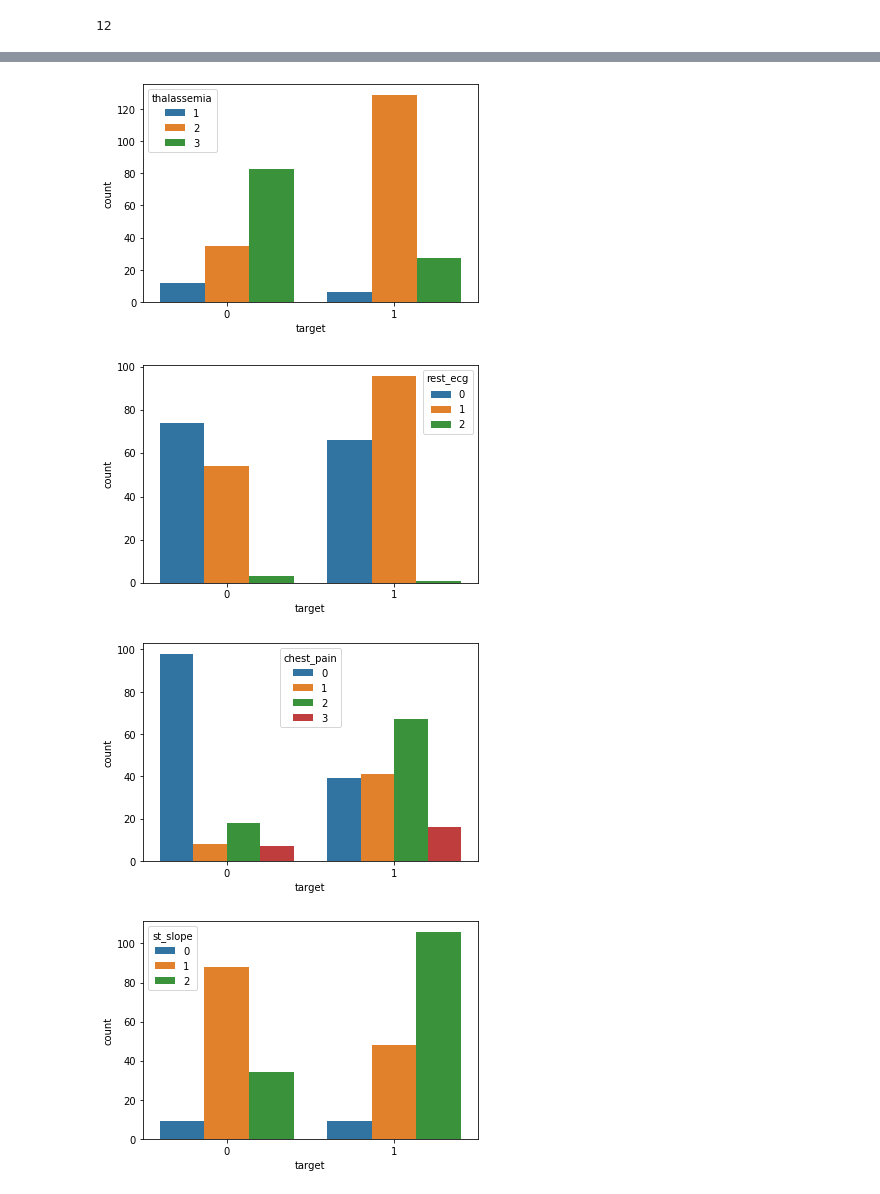
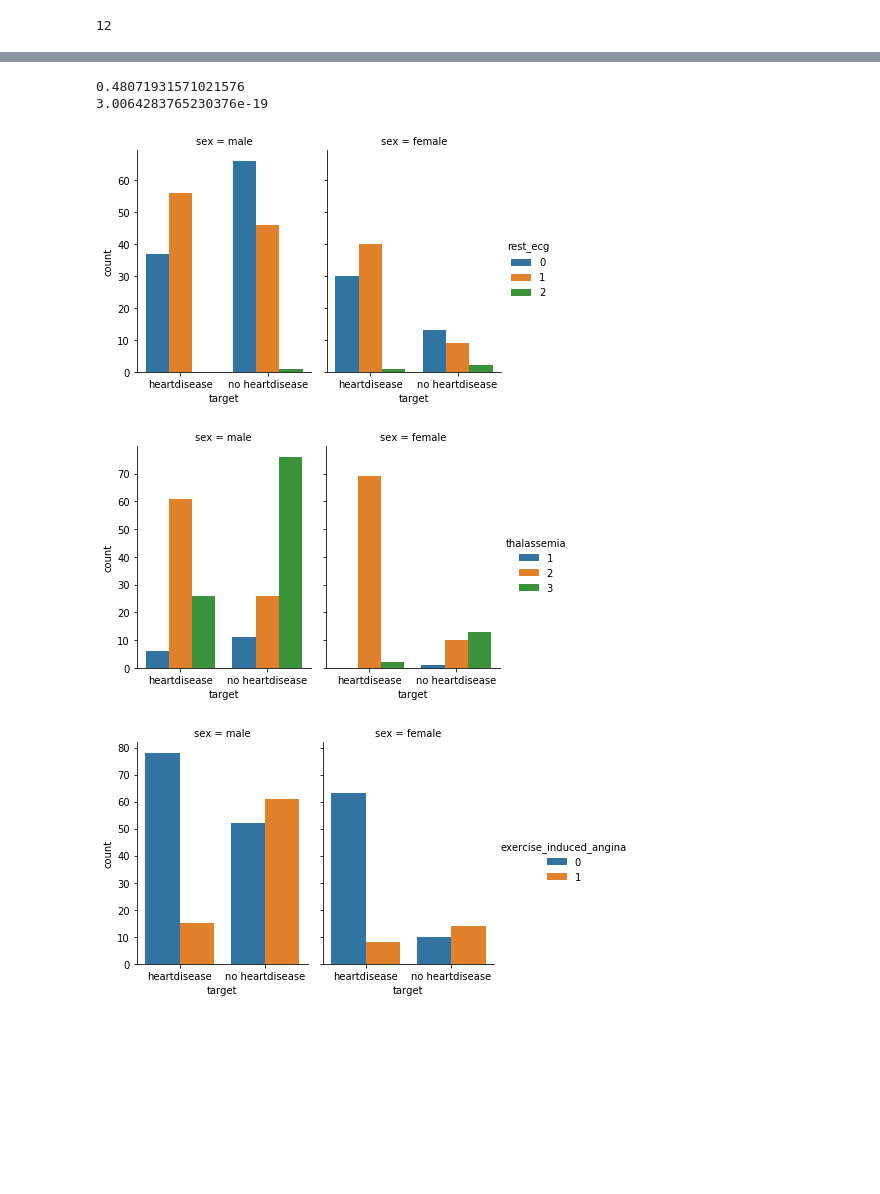
Before and after one commit to trishattah/SB-DataScience-Track, a Jupyter notebook: SB-DS-Project 1/Data story_DS_Project_1.ipynb, the cells around one changed output, grey strips where cells are left out. Cells and saved outputs as stored; diff of their text form; code cells hidden in the pictures; blank space fills up the shorter version.

```diff
--- a/SB-DS-Project 1/Data story_DS_Project_1.ipynb
+++ b/SB-DS-Project 1/Data story_DS_Project_1.ipynb
@@ -117,19 +93,48 @@ plt.show()
-# %%
-df2 = df[['sex','target','rest_ecg','thalassemia']]
-df2 = df2[df2.thalassemia !=0]
-ax = sns.countplot(x="target", hue="thalassemia", data=df2)
-plt.show()
-
-ay = sns.countplot(x="target", hue="rest_ecg", data=df)
-plt.show()
-
-ay = sns.countplot(x="target", hue="chest_pain", data=df)
-plt.show()
-
-ay = sns.countplot(x="target", hue="st_slope", data=df)
-plt.show()
-# %% [output]
-[figure, removed]
-[figure, removed]
-[figure, removed]
-[figure, removed]
+# %%
+df_0 = pd.read_csv("heart.csv")
+df_0['sex'] = df_0['sex'].astype(str)
+df_0['sex']= df_0['sex'].replace(['1', '0'],['male','female'])
+
+df_0['target'] = df_0['target'].astype(str)
+df_0['target']= df_0['target'].replace(['1', '0'],['heartdisease','no heartdisease'])
+df_0.columns = ['age', 'sex', 'chest_pain', 'resting_blood_pressure', 'cholesterol', 'fasting_blood_sugar', 'rest_ecg', 'max_heart_rate_achieved',
+       'exercise_induced_angina', 'st_depression', 'st_slope', 'num_major_vessels', 'thalassemia', 'target']
+df_0 = df_0[df_0.thalassemia !=0]
+import scipy.stats as st
+# %%
+d = sns.catplot(x="target", hue="rest_ecg", col="sex",
+                 data=df_0, kind="count",
+                 height=4, aspect=.7);
+d
+
+d = sns.catplot(x="target", hue="thalassemia", col="sex",
+                 data=df_0, kind="count",
+                 height=4, aspect=.7);
+d
+
+d = sns.catplot(x="target", hue="exercise_induced_angina", col="sex",
+                 data=df_0, kind="count",
+                 height=4, aspect=.7);
+d
+
+b1= pd.crosstab([df_0.thalassemia], [df_0.rest_ecg],
+            rownames=['target'],
+            colnames=['rest_ecg'],
+            dropna=False)
+
+statistic,pval1,deg_of_freed,exp_cnt = stats.chi2_contingency(b1)
+print(pval1)
+
+b1= pd.crosstab([df_0.target], [df_0.thalassemia],
+            rownames=['target'],
+            colnames=['thalassemia'],
+            dropna=False)
+
+statistic,pval2,deg_of_freed,exp_cnt = stats.chi2_contingency(b1)
+print(pval2)
+# %% [output]
+0.48071931571021576
+3.0064283765230376e-19
+[figure, added]
+[figure, added]
+[figure, added]
```
Also changed, not shown: parts of 12 cells of this notebook.
